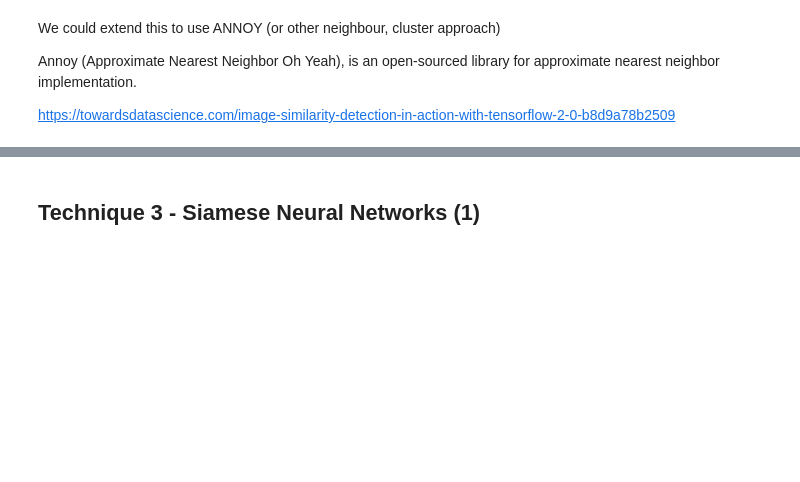
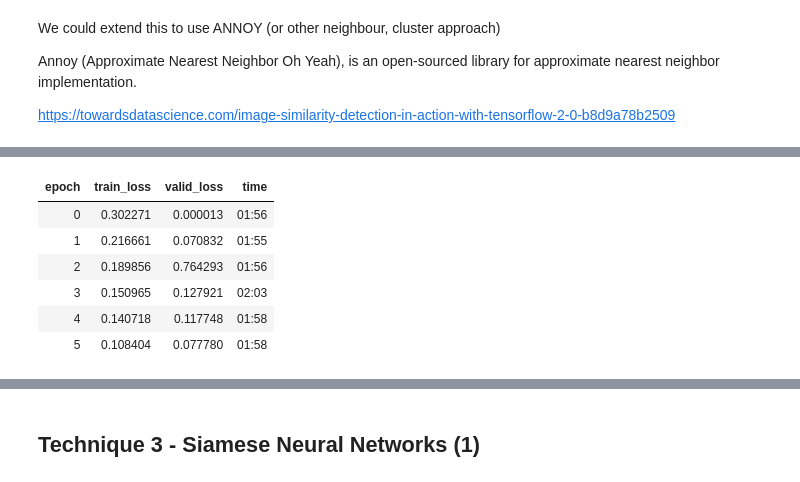
Before and after one commit to jordantoaster/machine-learning-blueprints, a Jupyter notebook: matching/images/image-matching.ipynb, the cells around one changed output, grey strips where cells are left out. Saved outputs shown, nothing was run; the diff lists cells and outputs as text; code cells hidden in the pictures; blank space fills up the shorter version.

```diff
--- a/matching/images/image-matching.ipynb
+++ b/matching/images/image-matching.ipynb
@@ -141,0 +334,10 @@ https://towardsdatascience.com/image-similarity-detection-in-action-with-tensorf
+# %%
+learn.fit_one_cycle(EPOCHS_BODY, BODY_LEARNING_RATE)
+# %% [output]
+| epoch | train_loss | valid_loss | time |
+| 0 | 0.302271 | 0.000013 | 01:56 |
+| 1 | 0.216661 | 0.070832 | 01:55 |
+| 2 | 0.189856 | 0.764293 | 01:56 |
+| 3 | 0.150965 | 0.127921 | 02:03 |
+| 4 | 0.140718 | 0.117748 | 01:58 |
+| 5 | 0.108404 | 0.077780 | 01:58 |
```
Also changed, not shown: parts of 33 cells of this notebook, 3 other files.
